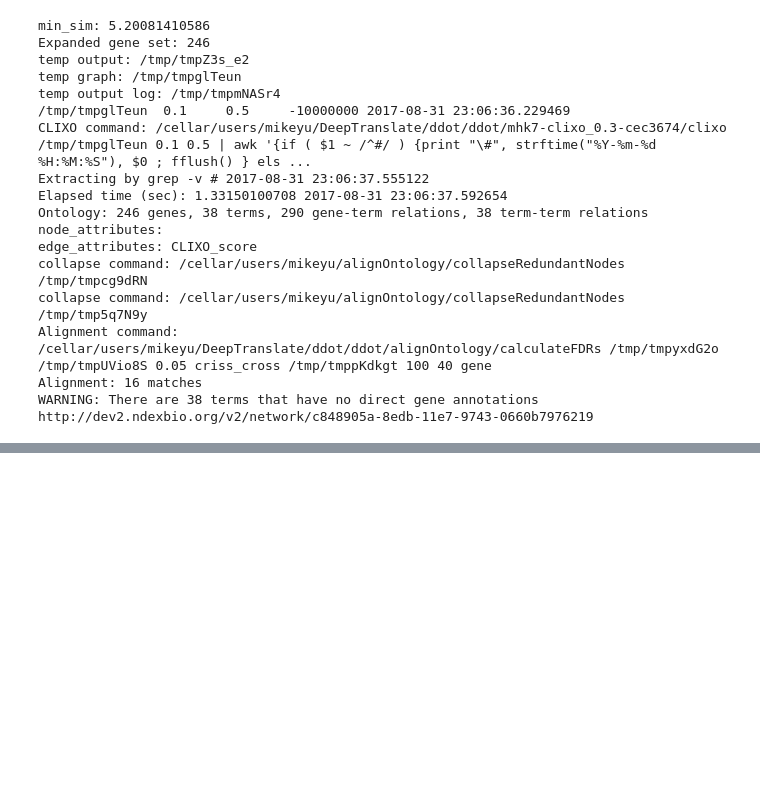
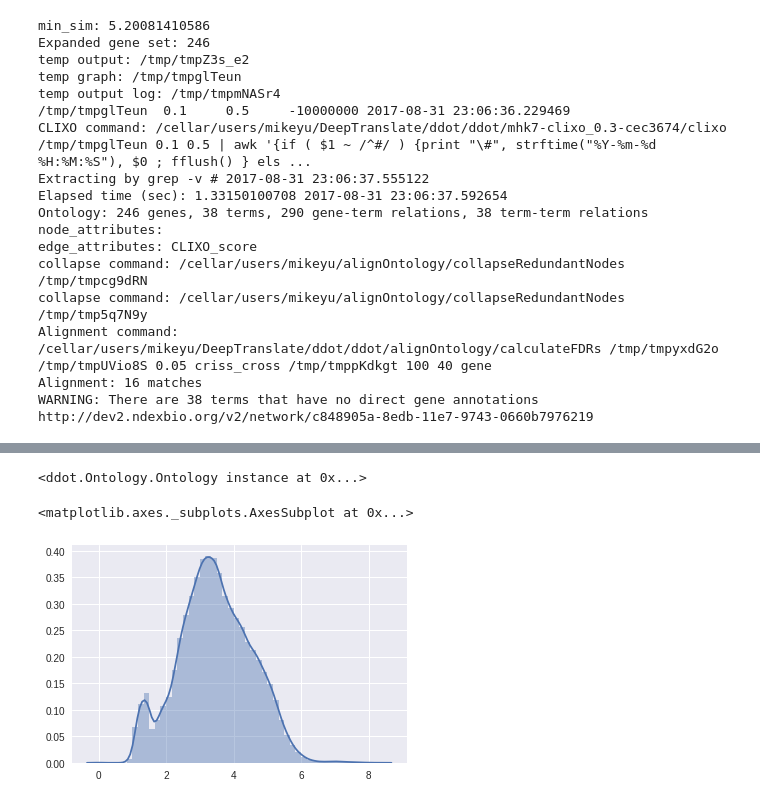
Before and after one commit to michaelkyu/ddot, a Jupyter notebook: examples/Construct_Fanconi_Anemia_Gene_Ontology.ipynb, the cells around one changed output, grey strips where cells are left out. Drawn from its saved outputs; the diff is of its cells as text; code cells hidden in the pictures; blank space fills up the shorter version.

```diff
--- a/examples/Construct_Fanconi_Anemia_Gene_Ontology.ipynb
+++ b/examples/Construct_Fanconi_Anemia_Gene_Ontology.ipynb
@@ -113,0 +337,4 @@ http://dev2.ndexbio.org/v2/network/c848905a-8edb-11e7-9743-0660b7976219
+# %%
+go_human.propagate_annotations(inplace=True)
+# %% [output]
+<ddot.Ontology.Ontology instance at 0x...>
@@ -113,0 +343,6 @@ http://dev2.ndexbio.org/v2/network/c848905a-8edb-11e7-9743-0660b7976219
+# %%
+sim_flat = sim[np.triu_indices(sim.shape[0], k=1)]
+sns.distplot(np.random.choice(sim_flat, 100000))
+# %% [output]
+<matplotlib.axes._subplots.AxesSubplot at 0x...>
+[figure, added]
```
Also changed, not shown: parts of 50 cells of this notebook, 3 other files.
